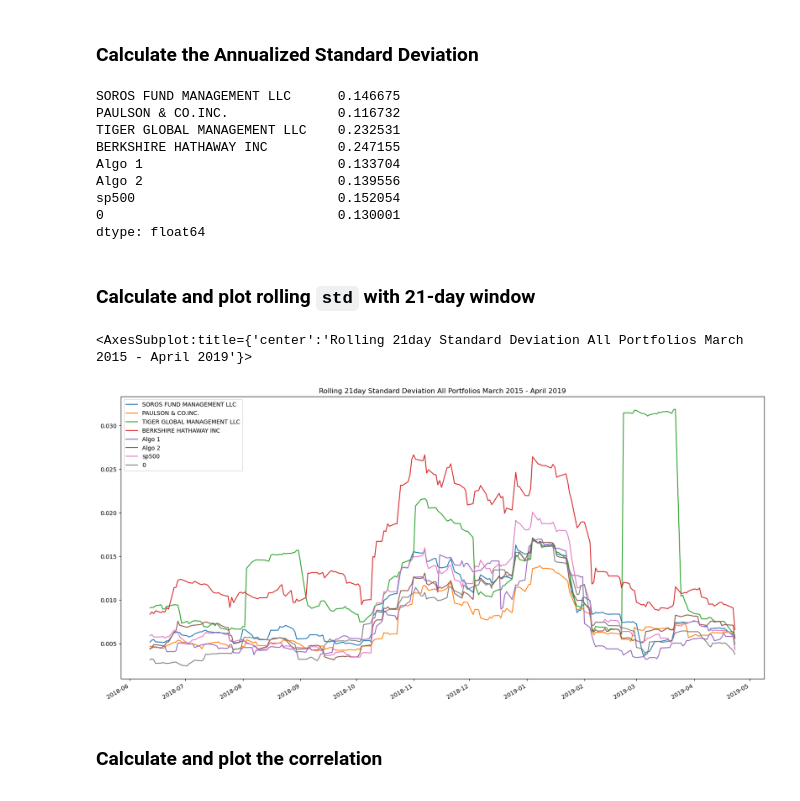
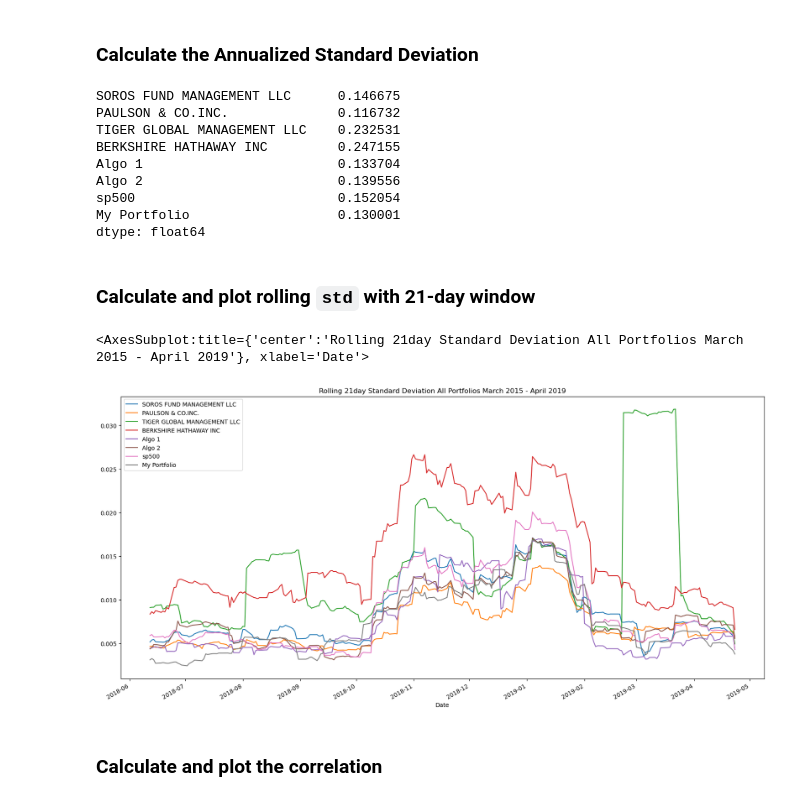
Before and after one commit to mikewenner/Module4_Challenge_Portfolio_Returns, a Jupyter notebook: data/portfolio_analysis.ipynb, the cells around one changed output. Drawn from its saved outputs; the diff is of its cells as text; code cells hidden in the pictures.

```diff
--- a/data/portfolio_analysis.ipynb
+++ b/data/portfolio_analysis.ipynb
@@ -626,8 +638,8 @@ my_portfolio_returns.plot(figsize=(20, 10), title="My Portfolio returns by Day f
 # %% [markdown]
 ## Join your portfolio returns to the DataFrame that contains all of the portfolio returns
 # %%
-# Join your returns DataFrame to the original returns DataFrame
-combined_final_df = pd.concat([combined_df, my_portfolio_returns], axis="columns", join="inner")
-combined_final_df.head()
+# # Join your returns DataFrame to the original returns DataFrame --> add a column to the df
+combined_df["My Portfolio"] = my_portfolio_returns
+combined_df.head()
 # %% [output]
 |  | SOROS FUND MANAGEMENT LLC | PAULSON & CO.INC. | TIGER GLOBAL MANAGEMENT LLC | BERKSHIRE HATHAWAY INC | Algo 1 | Algo 2 | ... |
@@ -650,7 +652,7 @@ combined_final_df.head()
 # %%
 # Only compare dates where return data exists for all the stocks (drop NaNs)
-combined_final_df.dropna(inplace=True)
-combined_final_df.isnull().sum()
+combined_df.dropna(inplace=True)
+combined_df.isnull().sum()
 # %% [output]
 SOROS FUND MANAGEMENT LLC      0
 PAULSON & CO.INC.              0
@@ -667,7 +669,7 @@ dtype: int64
 ### Calculate the Annualized Standard Deviation
 # %%
 # Calculate the annualized `std`daily stds first
-final_daily_std = combined_final_df.std()
+final_daily_std = combined_df.std()
 # annualized stdev
 final_annualized_std = final_daily_std * np.sqrt(252)
 final_annualized_std
@@ -679,17 +681,17 @@ BERKSHIRE HATHAWAY INC         0.247155
 Algo 1                         0.133704
 Algo 2                         0.139556
 sp500                          0.152054
-0                              0.130001
+My Portfolio                   0.130001
 dtype: float64
 # %% [markdown]
 ### Calculate and plot rolling `std` with 21-day window
 # %%
 # Calculate rolling standard deviation
 # Plot rolling standard deviation
-combined_final_df.rolling(window=21).std().plot(figsize=(20,10), title="Rolling 21day Standard Deviation All Portfolios March 2015 - April 2019")
+combined_df.rolling(window=21).std().plot(figsize=(20,10), title="Rolling 21day Standard Deviation All Portfolios March 2015 - April 2019")
 # %% [output]
-<AxesSubplot:title={'center':'Rolling 21day Standard Deviation All Portfolios March 2015 - April 2019'}>
+<AxesSubplot:title={'center':'Rolling 21day Standard Deviation All Portfolios March 2015 - April 2019'}, xlabel='Date'>
-[figure, old version]
+[figure, new version]
 # %% [markdown]
 ### Calculate and plot the correlation
 # %%
```
Also changed, not shown: parts of 13 cells of this notebook, 1 other file.
